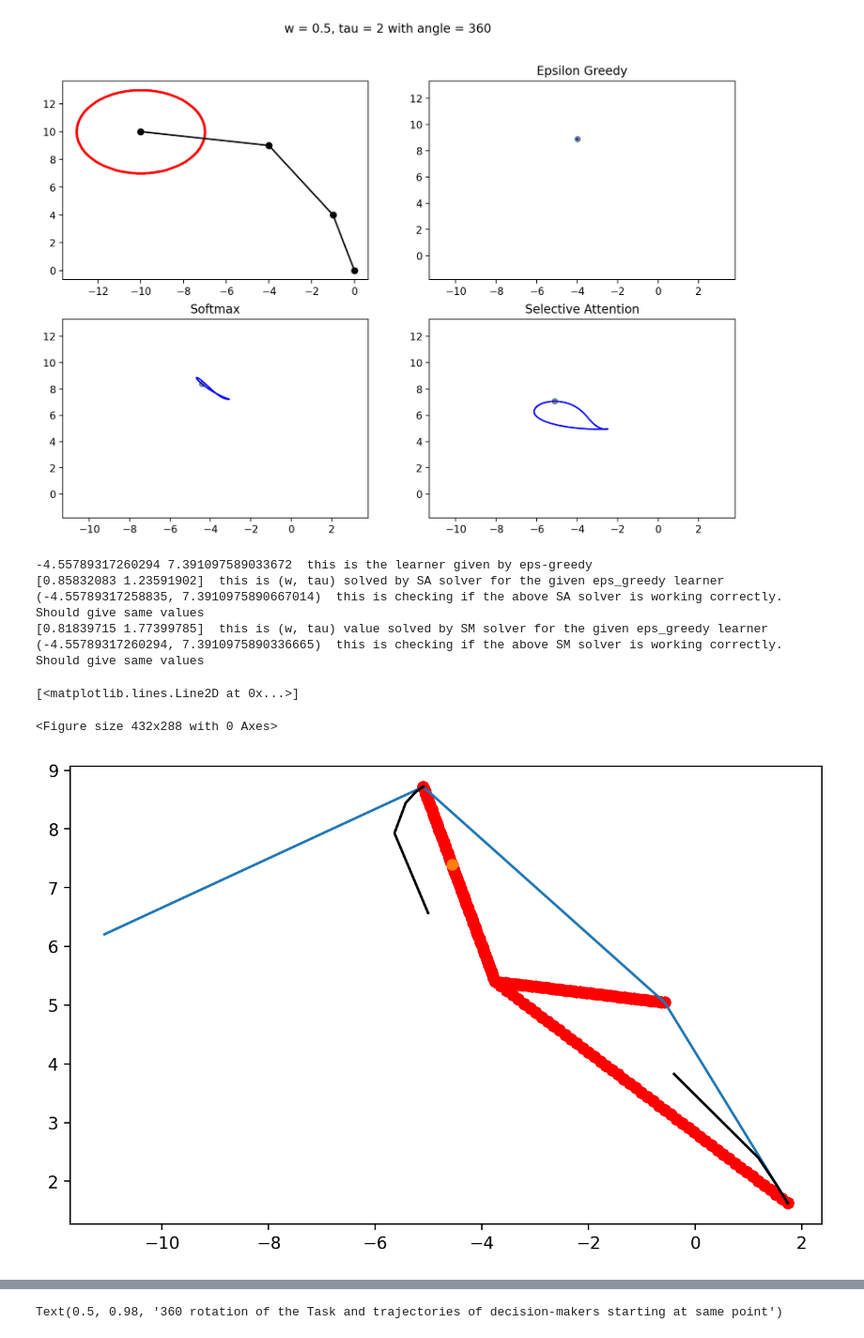
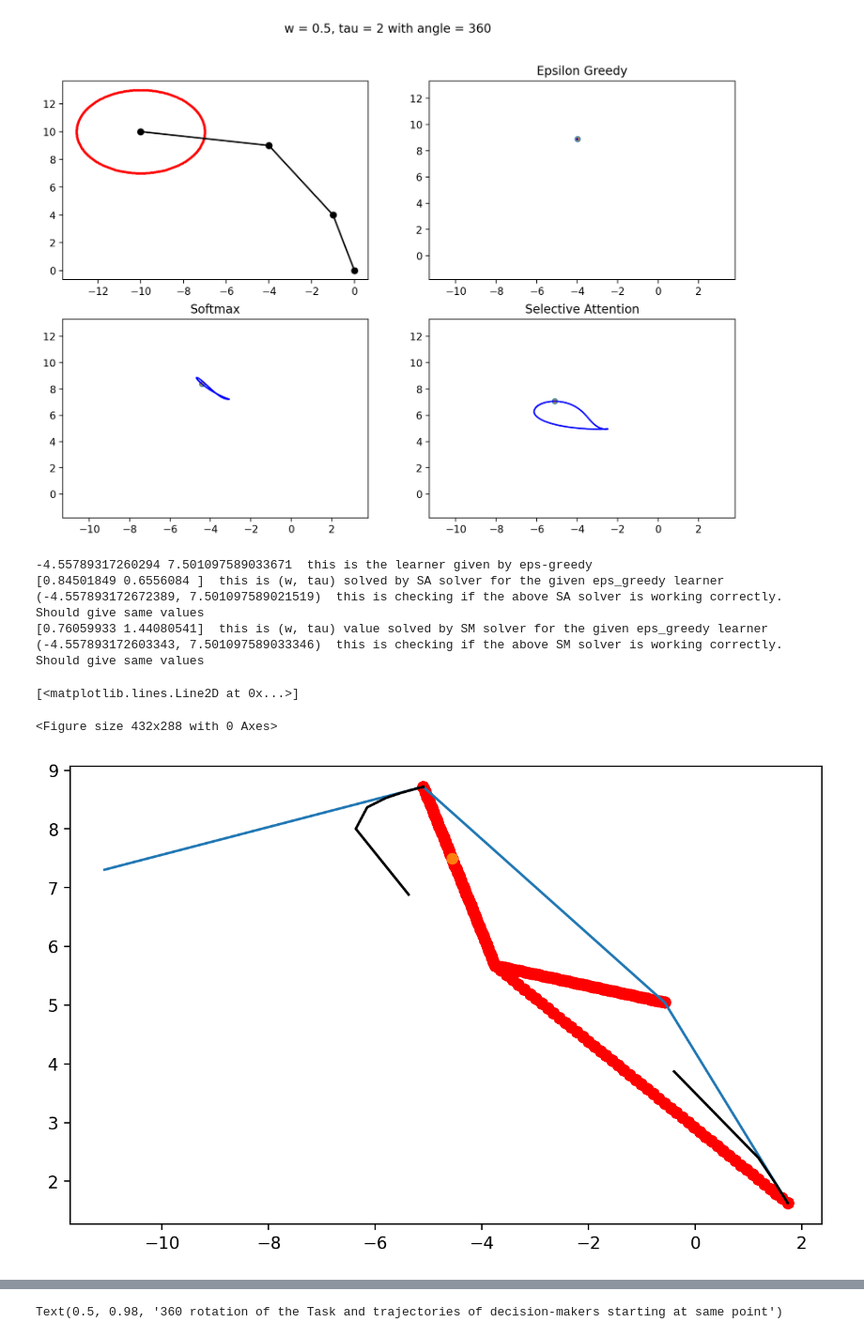
Before and after one commit to eza0107/Multi-Objective-Bandits, a Jupyter notebook: Chapter 5 - more.ipynb, the cells around one changed output, grey strips where cells are left out. Shown at 94% size. Cells and saved outputs as stored; diff of their text form; code cells hidden in the pictures.

```diff
--- a/Chapter 5 - more.ipynb
+++ b/Chapter 5 - more.ipynb
@@ -27,6 +27,7 @@ def softmax(R,T):
             weight = [w*p, 1.0-w*p]
             #print(weight[0], R, weight[1], T)
             temp = np.dot(weight, [R,T])*tau[n]
+            temp = temp - np.max(temp)
             P[w,n,:] = np.exp(temp)/np.sum(np.exp(temp))
     learner = "Softmax One"
     return P, learner
@@ -471,7 +472,7 @@ import matplotlib.pyplot as plt
 from matplotlib.pyplot import figure
 plt.figure(5)
 figure(figsize=(8, 5), dpi=200)
-rad = 1.4
+rad = 0.3
 WEIGHT = 35
 EPSILON = 20
 y = 5.455
@@ -553,39 +554,39 @@ def eps_solver(R,T, w, eps_n):
             probs[i] = 0.25*epsilon[eps_n]
     y_value = np.dot(probs, R)
     x_value = np.dot(probs, T)
     return x_value, y_value
 
 yy,xx = run_all(softmax, R, T)
 yy = np.amax(R) - yy
 xx = np.amax(T) - xx
 
 # now write a solver for Softmax here given values x,y
 def f_SM(variables, *data) :
     x,y = data
     (w,tau) = variables
     temp = (w*R + (1-w)*T)/tau
     probs = np.exp(temp)/np.sum(np.exp(temp))
     first_eq = np.dot(probs, R) - y
     second_eq = np.dot(probs, T) - x
     return [first_eq, second_eq]
 sm_solution = scipy.optimize.fsolve(f_SM, (0.0,5), (x,y))
 print(sm_solution, " this is (w, tau) value solved by SM solver for the given eps_greedy learner")
 print(sm_solver(R,T,sm_solution[0], sm_solution[1]), " this is checking if the above SM solver is working correctly. Should give same values")
 #plt.scatter(xx,yy, color = 'blue')
 plt.plot(xx[0,:], yy[0,:], color = 'black')
 plt.plot(xx[-1,:], yy[-1,:], color = 'black')
 
 # all the solvers working correctly so far.
 # below start perturbing and tracing out the individual curves
 # %% [output]
--4.55789317260294 7.391097589033672  this is the learner given by eps-greedy
-[0.85832083 1.23591902]  this is (w, tau) solved by SA solver for the given eps_greedy learner
-(-4.55789317258835, 7.3910975890667014)  this is checking if the above SA solver is working correctly. Should give same values
-[0.81839715 1.77399785]  this is (w, tau) value solved by SM solver for the given eps_greedy learner
-(-4.55789317260294, 7.3910975890336665)  this is checking if the above SM solver is working correctly. Should give same values
+-4.55789317260294 7.501097589033671  this is the learner given by eps-greedy
+[0.84501849 0.6556084 ]  this is (w, tau) solved by SA solver for the given eps_greedy learner
+(-4.557893172672389, 7.501097589021519)  this is checking if the above SA solver is working correctly. Should give same values
+[0.76059933 1.44080541]  this is (w, tau) value solved by SM solver for the given eps_greedy learner
+(-4.557893172603343, 7.501097589033346)  this is checking if the above SM solver is working correctly. Should give same values
 [<matplotlib.lines.Line2D at 0x...>]
 <Figure size 432x288 with 0 Axes>
-[figure, old version]
+[figure, new version]
 # %%
 plt.figure(6)
 figure(figsize=(12, 8), dpi=200)
```
Also changed, not shown: parts of 2 cells of this notebook, 1 other file.
